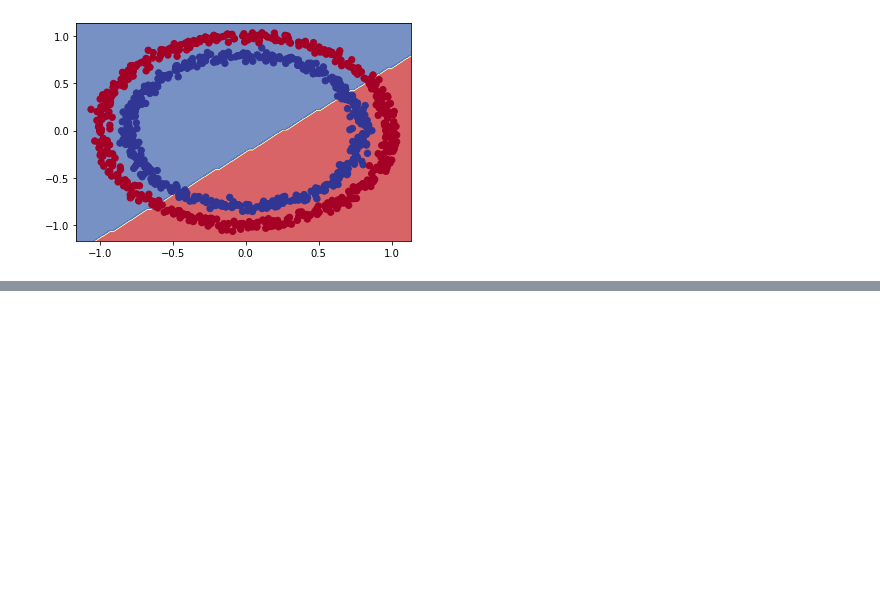
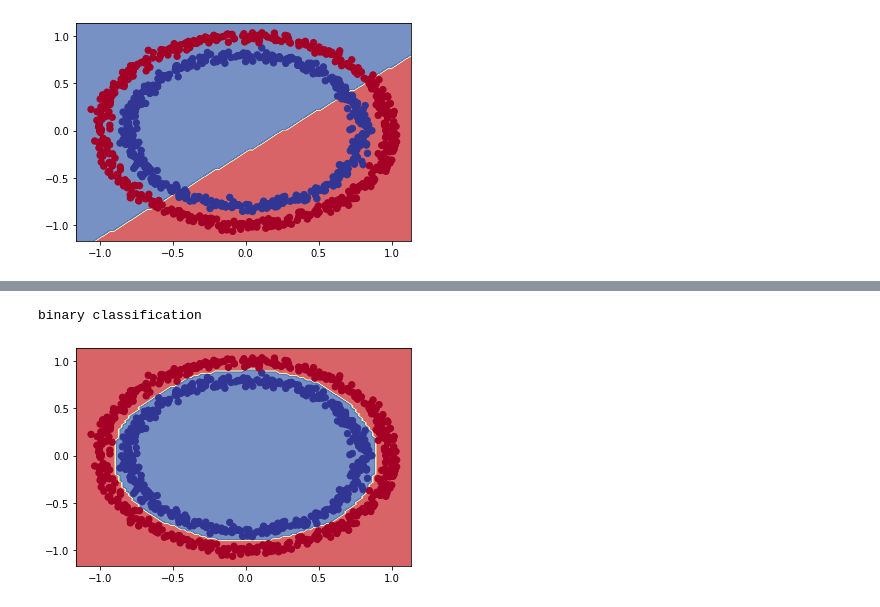
Before and after one commit to choton654/tenserflow-deep-learning, a Jupyter notebook: neural_network_classification_tenserflow.ipynb, the cells around one changed output, grey strips where cells are left out. Cells and saved outputs as stored; diff of their text form; code cells hidden in the pictures; blank space fills up the shorter version.

```diff
--- a/neural_network_classification_tenserflow.ipynb
+++ b/neural_network_classification_tenserflow.ipynb
@@ -212,0 +276,21 @@ binary classification
+# %%
+# Set the random seed
+tf.random.set_seed(42)
+
+# Create the model
+model_4 = tf.keras.Sequential([
+  tf.keras.layers.Dense(400, activation=tf.keras.activations.relu), # 1 hidden layer with linear activation
+  tf.keras.layers.Dense(1, activation=tf.keras.activations.sigmoid) # output layer
+])
+
+# Compile the model
+model_4.compile(loss=tf.keras.losses.binary_crossentropy,
+                optimizer=tf.keras.optimizers.Adam(learning_rate=0.1), # note: "lr" used to be what was used, now "learning_rate" is favoured
+                metrics=["accuracy"])
+
+# Fit the model
+history = model_4.fit(x, y, epochs=100, verbose=0)
+plot_decision_boundary(model_4, x, y)
+# %% [output]
+binary classification
+[figure, added]
```
Also changed, not shown: parts of 10 cells of this notebook.
